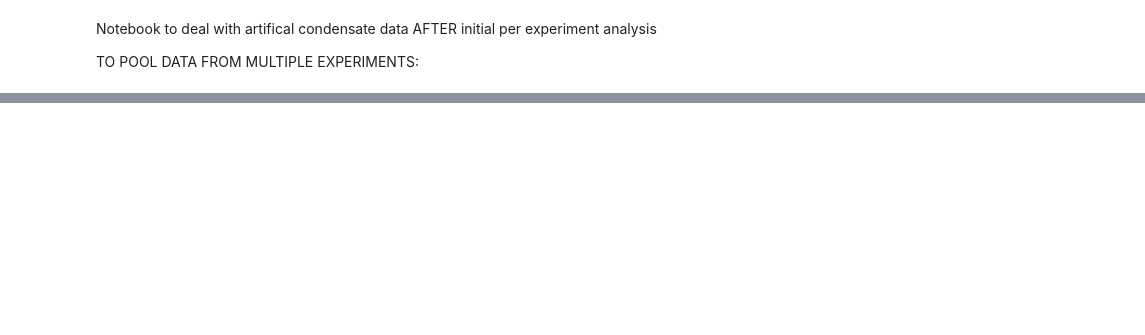
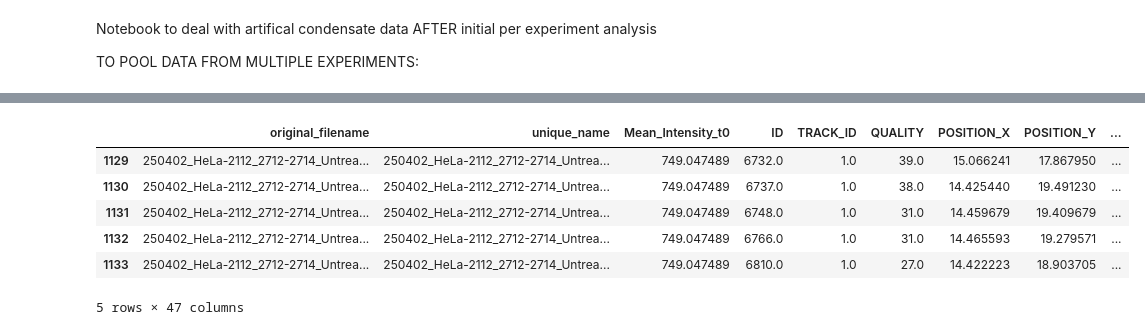
Before and after one commit to nlherzog/Biophysical-Tracking, a Jupyter notebook: Artificial_Condensates_Multi.ipynb, the cells around one changed output, grey strips where cells are left out. Saved outputs shown, nothing was run; the diff lists cells and outputs as text; code cells hidden in the pictures; blank space fills up the shorter version.

```diff
--- a/Artificial_Condensates_Multi.ipynb
+++ b/Artificial_Condensates_Multi.ipynb
@@ -452,3 +854,13 @@ df_norm_un = normalize_group(df_subset_range_un, "Untreated", nuc_frame, lst, co
+# %%
+df_norm_un.iloc[0:5,]
+# %% [output]
+|  | original_filename | unique_name | Mean_Intensity_t0 | ID | TRACK_ID | QUALITY | POSITION_X | POSITION_Y | ... |
+| 1129 | 250402_HeLa-2112_2712-2714_Untrea... | 250402_HeLa-2112_2712-2714_Untrea... | 749.047489 | 6732.0 | 1.0 | 39.0 | 15.066241 | 17.867950 | ... |
+| 1130 | 250402_HeLa-2112_2712-2714_Untrea... | 250402_HeLa-2112_2712-2714_Untrea... | 749.047489 | 6737.0 | 1.0 | 38.0 | 14.425440 | 19.491230 | ... |
+| 1131 | 250402_HeLa-2112_2712-2714_Untrea... | 250402_HeLa-2112_2712-2714_Untrea... | 749.047489 | 6748.0 | 1.0 | 31.0 | 14.459679 | 19.409679 | ... |
+| 1132 | 250402_HeLa-2112_2712-2714_Untrea... | 250402_HeLa-2112_2712-2714_Untrea... | 749.047489 | 6766.0 | 1.0 | 31.0 | 14.465593 | 19.279571 | ... |
+| 1133 | 250402_HeLa-2112_2712-2714_Untrea... | 250402_HeLa-2112_2712-2714_Untrea... | 749.047489 | 6810.0 | 1.0 | 27.0 | 14.422223 | 18.903705 | ... |
+5 rows × 47 columns
 # %%
 # Define colors
 dox_dark = "#7f32bd"
```
Also changed, not shown: parts of 18 cells of this notebook, 7 other files.
